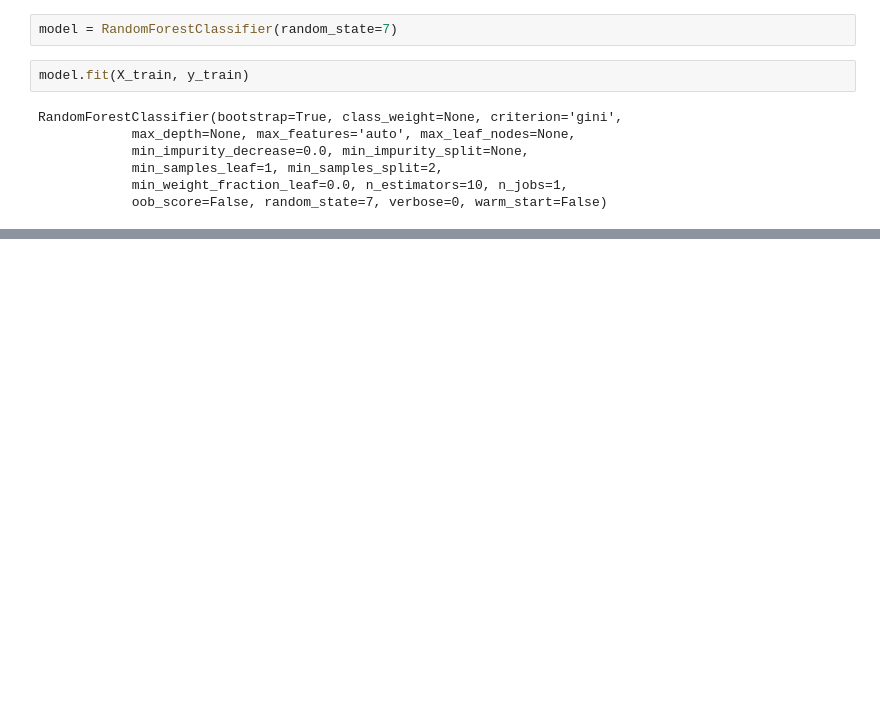
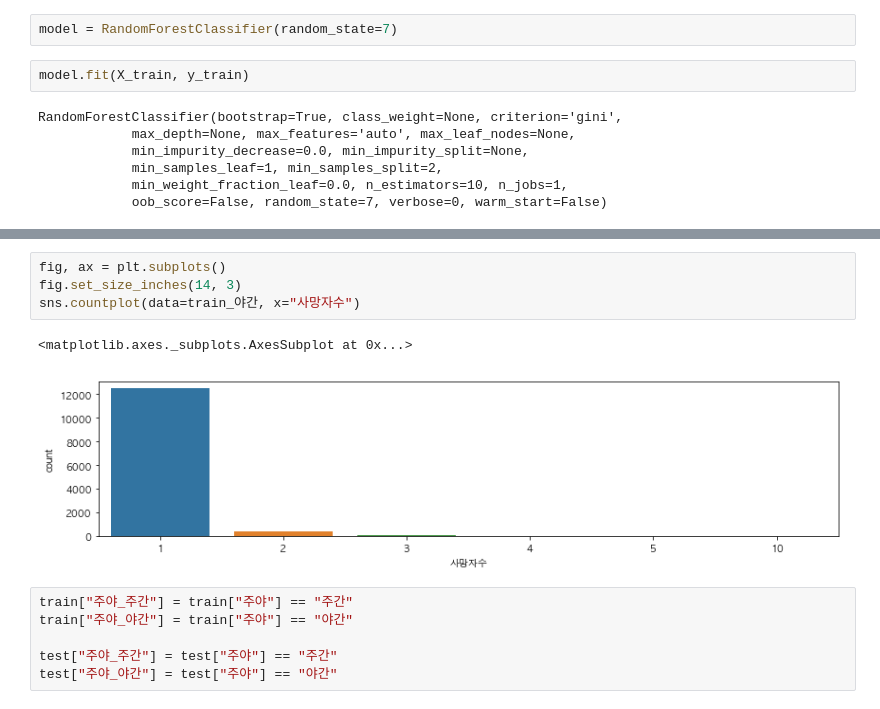
Before and after one commit to willthd/Data-Science, a Jupyter notebook: dataChallenge/dataChellenge.ipynb, the cells around one changed output, grey strips where cells are left out. Saved outputs shown, nothing was run; the diff lists cells and outputs as text; blank space fills up the shorter version.

```diff
--- a/dataChallenge/dataChellenge.ipynb
+++ b/dataChallenge/dataChellenge.ipynb
@@ -911,0 +866,13 @@ test[["발생지시도", "result_발생지시군구", "발생지시군구"]]
+# %%
+fig, ax = plt.subplots()
+fig.set_size_inches(14, 3)
+sns.countplot(data=train_야간, x="사망자수")
+# %% [output]
+<matplotlib.axes._subplots.AxesSubplot at 0x...>
+[figure, added]
+# %%
+train["주야_주간"] = train["주야"] == "주간"
+train["주야_야간"] = train["주야"] == "야간"
+
+test["주야_주간"] = test["주야"] == "주간"
+test["주야_야간"] = test["주야"] == "야간"
```
Also changed, not shown: parts of 38 cells of this notebook.
